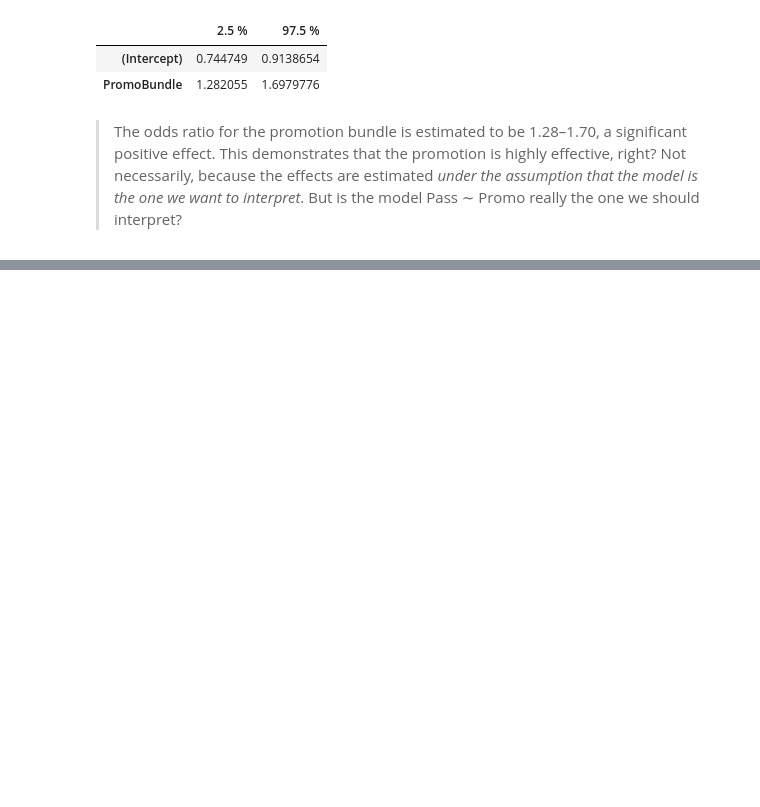
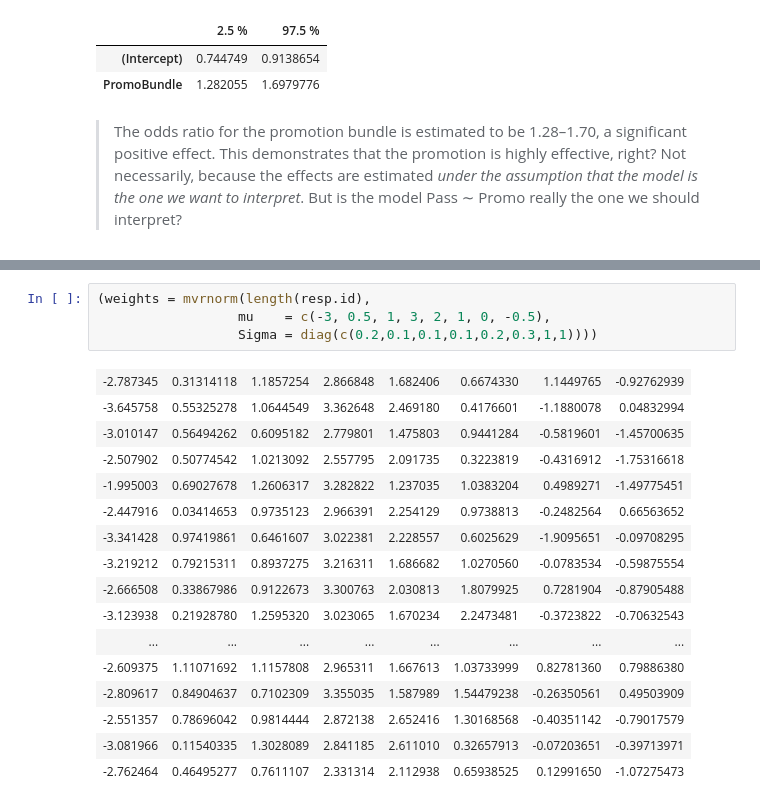
Before and after one commit to LeeChang-Soo/R-for-marketing-analytics, a Jupyter notebook: 9_Additional Linear Modeling Topics.ipynb, the cells around one changed output, grey strips where cells are left out. Saved outputs shown, nothing was run; the diff lists cells and outputs as text; blank space fills up the shorter version.

```diff
--- a/9_Additional Linear Modeling Topics.ipynb
+++ b/9_Additional Linear Modeling Topics.ipynb
@@ -628,0 +920,21 @@ we should interpret?
+# %%
+(weights = mvrnorm(length(resp.id),
+                  mu    = c(-3, 0.5, 1, 3, 2, 1, 0, -0.5),
+                  Sigma = diag(c(0.2,0.1,0.1,0.1,0.2,0.3,1,1))))
+# %% [output]
+| -2.787345 | 0.31314118 | 1.1857254 | 2.866848 | 1.682406 | 0.6674330 | 1.1449765 | -0.92762939 |
+| -3.645758 | 0.55325278 | 1.0644549 | 3.362648 | 2.469180 | 0.4176601 | -1.1880078 | 0.04832994 |
+| -3.010147 | 0.56494262 | 0.6095182 | 2.779801 | 1.475803 | 0.9441284 | -0.5819601 | -1.45700635 |
+| -2.507902 | 0.50774542 | 1.0213092 | 2.557795 | 2.091735 | 0.3223819 | -0.4316912 | -1.75316618 |
+| -1.995003 | 0.69027678 | 1.2606317 | 3.282822 | 1.237035 | 1.0383204 | 0.4989271 | -1.49775451 |
+| -2.447916 | 0.03414653 | 0.9735123 | 2.966391 | 2.254129 | 0.9738813 | -0.2482564 | 0.66563652 |
+| -3.341428 | 0.97419861 | 0.6461607 | 3.022381 | 2.228557 | 0.6025629 | -1.9095651 | -0.09708295 |
+| -3.219212 | 0.79215311 | 0.8937275 | 3.216311 | 1.686682 | 1.0270560 | -0.0783534 | -0.59875554 |
+| -2.666508 | 0.33867986 | 0.9122673 | 3.300763 | 2.030813 | 1.8079925 | 0.7281904 | -0.87905488 |
+| -3.123938 | 0.21928780 | 1.2595320 | 3.023065 | 1.670234 | 2.2473481 | -0.3723822 | -0.70632543 |
+| ... | ... | ... | ... | ... | ... | ... | ... |
+| -2.609375 | 1.11071692 | 1.1157808 | 2.965311 | 1.667613 | 1.03733999 | 0.82781360 | 0.79886380 |
+| -2.809617 | 0.84904637 | 0.7102309 | 3.355035 | 1.587989 | 1.54479238 | -0.26350561 | 0.49503909 |
+| -2.551357 | 0.78696042 | 0.9814444 | 2.872138 | 2.652416 | 1.30168568 | -0.40351142 | -0.79017579 |
+| -3.081966 | 0.11540335 | 1.3028089 | 2.841185 | 2.611010 | 0.32657913 | -0.07203651 | -0.39713971 |
+| -2.762464 | 0.46495277 | 0.7611107 | 2.331314 | 2.112938 | 0.65938525 | 0.12991650 | -1.07275473 |
```
Also changed, not shown: parts of 59 cells of this notebook.
